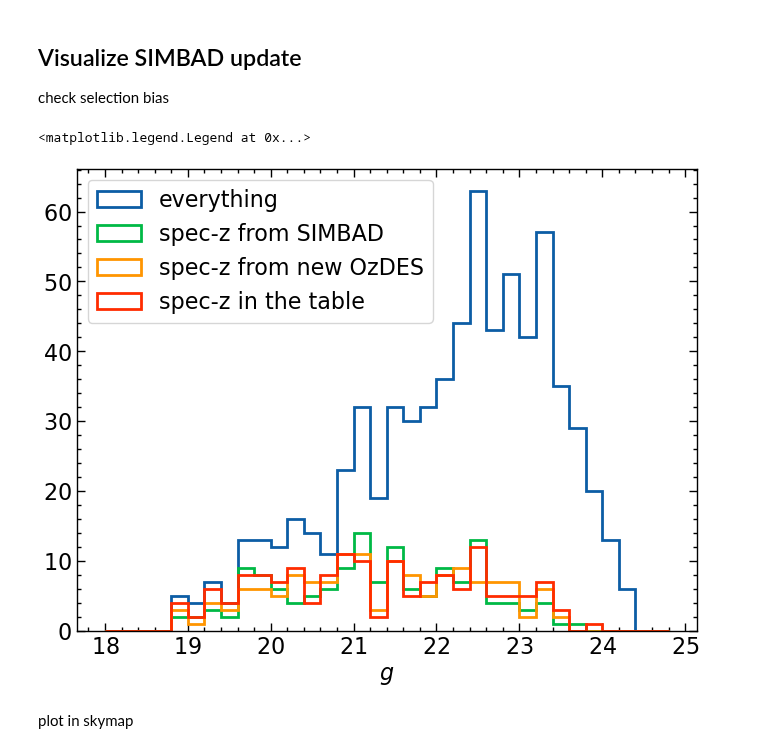
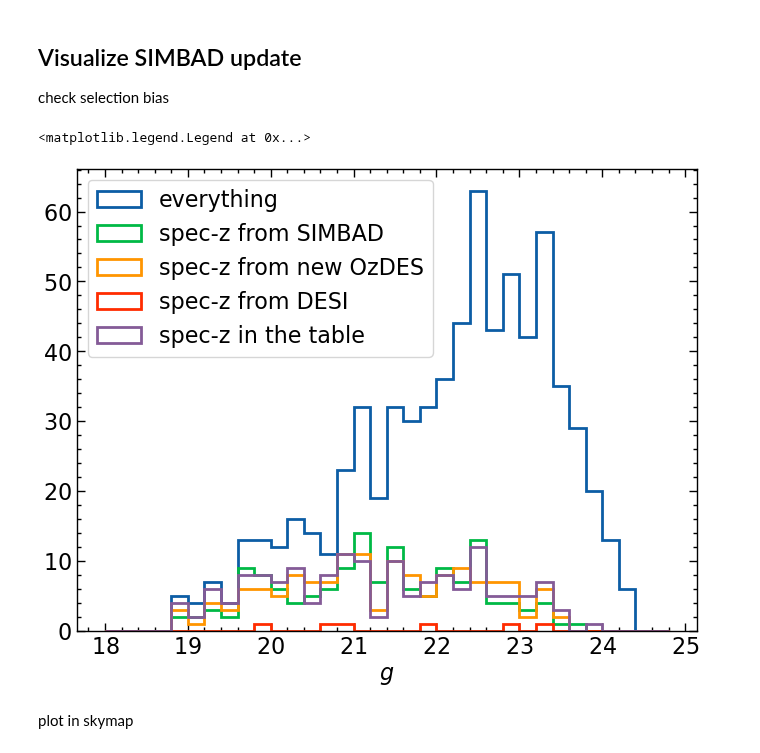
Before and after one commit to Chisen-Lupus/dwarf_agn_cosmos, a Jupyter notebook: des/des_specz.ipynb, the cells around one changed output. Cells and saved outputs as stored; diff of their text form; code cells hidden in the pictures.

Commit message:
Added DESI redshifts, changed the order of preference for z_best

```diff
--- a/des/des_specz.ipynb
+++ b/des/des_specz.ipynb
@@ -272,13 +336,19 @@ for j,i in enumerate(idx_simbad_specz):
 
 # Overwrite new ozDES:
 data_agn_updated['z_ozdes'] = -1.0
-data_agn_updated['z_ozdes'][idx_agn] = data_ozdes['z'][idx_ozdes]
+data_agn_updated['z_ozdes'][idx_agn_ozdes] = data_ozdes['z'][idx_ozdes]
+
+# Overwrite new DESI:
+data_agn_updated['z_desi'] = -1.0
+data_agn_updated['z_desi'][idx_agn_desi] = data_desi['z'][idx_desi]
 
 # Best spec-z
-# OzDES takes priority over SIMBAD
-data_agn_updated['z_best'] = -1.0
+# Desi take priority over OzDES which takes priority over SIMBAD
+data_agn_updated['z_best'] = data_agn['z_ph']
 data_agn_updated['z_best'][data_agn_updated['z_simb']>0] = data_agn_updated['z_simb'][data_agn_updated['z_simb']>0]
 data_agn_updated['z_best'][data_agn_updated['z_ozdes']>0] = data_agn_updated['z_ozdes'][data_agn_updated['z_ozdes']>0]
+data_agn_updated['z_best'][data_agn_updated['z_desi']>0] = data_agn_updated['z_desi'][data_agn_updated['z_desi']>0]
+
 
 # Add ID
 data_agn_updated['ID'] = np.arange(len(data_agn_updated)) + 1
@@ -287,5 +357,7 @@ data_agn_updated['ID'] = np.arange(len(data_agn_updated)) + 1
 print(len(data_agn_updated['z_ozdes'][data_agn_updated['z_ozdes']>0]))
 
 print(len(data_agn_updated['z_best'][data_agn_updated['z_best']>0]))
+
+print(len(data_agn_updated))
 # %% [output]
 146
@@ -302,6 +365,0 @@ Row index=247
-# %%
-# Radius arcsec: 0.5 -> 1.0
-
-data_agn_updated['z_best'][46] = 1.256
-data_agn_updated['z_best'][107] = #insert redshift from SIMBAD
-data_agn_updated['z_best'][247] = #insert redshift from SIMBAD
@@ -309,0 +413,6 @@ data_agn_updated
+# %%
+###OzDES
+
+# ID: 57  Galaxy, 0.62 away, using SIMBAD redshift
+data_agn_updated['z_best'][57-1] = 0.1636
+data_agn_updated['comment'][57-1] = '0.62 arcsec away, manually inputed redshift after changing SIMBAD radius parameter. https://simbad.cds.unistra.fr/simbad/sim-id?Ident=%4024182556&Name=DES%20J032817.55-281000.7&submit=submit'
@@ -310,3 +421,7 @@ data_agn_updated
+# %%
+# ID: 669  Star. Don't get rid of row, but set z = 0, and add a line in _pyqsofit to skip over this entry.
+data_agn_updated['z_best'][669-1] = 0
+data_agn_updated['comment'][669-1] = 'This seems to be a star. Skip over this entry when working in _pyqsofit'
 # %% [markdown]
 ### Write data table
 # %%
@@ -318,22 +433,25 @@ check selection bias
 # %%
 mask_specz_updated = np.isfinite(data_agn_updated['z_sp'].data)
 mask_specz = data_agn_updated['z_simb']!=-1.
 mask_specz_ozdes = data_agn_updated['z_ozdes']!=-1.
+mask_specz_desi = data_agn_updated['z_desi']!=-1.
 
 
 plt.hist(data_agn_updated['g'],
          histtype='step', linewidth=2, bins=np.arange(18, 25, 0.2), label='everything')
 plt.hist(data_agn_updated['g'][mask_specz_updated],
          histtype='step', linewidth=2, bins=np.arange(18, 25, 0.2), label='spec-z from SIMBAD')
 plt.hist(data_agn_updated['g'][mask_specz_ozdes],
          histtype='step', linewidth=2, bins=np.arange(18, 25, 0.2), label='spec-z from new OzDES')
+plt.hist(data_agn_updated['g'][mask_specz_desi],
+         histtype='step', linewidth=2, bins=np.arange(18, 25, 0.2), label='spec-z from DESI')
 plt.hist(data_agn['g'][mask_specz], histtype='step',
          linewidth=2, bins=np.arange(18, 25, 0.2), label='spec-z in the table')
 plt.xlabel('$g$')
 plt.legend(frameon=True, loc='upper left')
 # %% [output]
 <matplotlib.legend.Legend at 0x...>
-[figure, old version]
+[figure, new version]
 # %% [markdown]
 plot in skymap
 # %%
```
Also changed, not shown: parts of 16 cells of this notebook.
